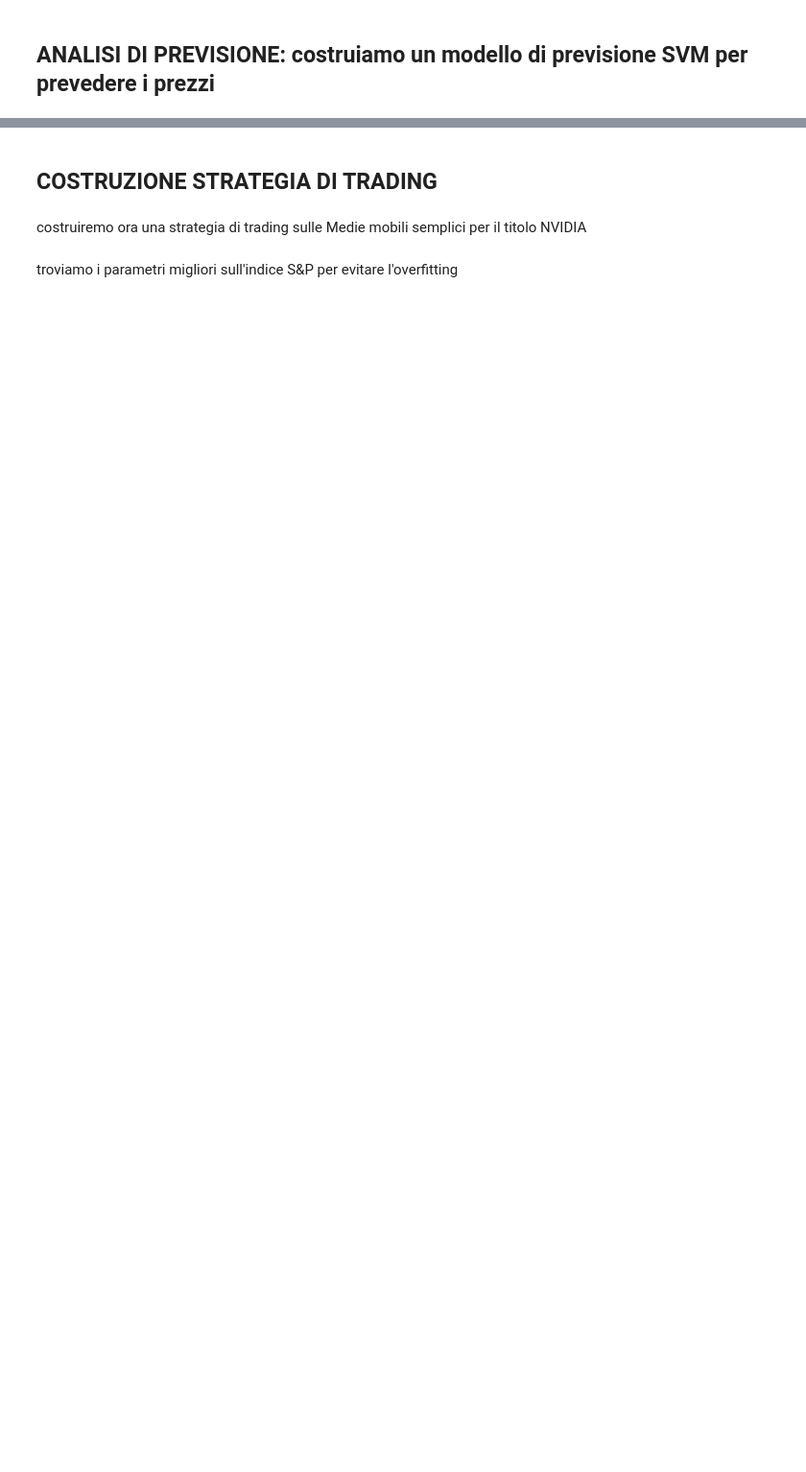
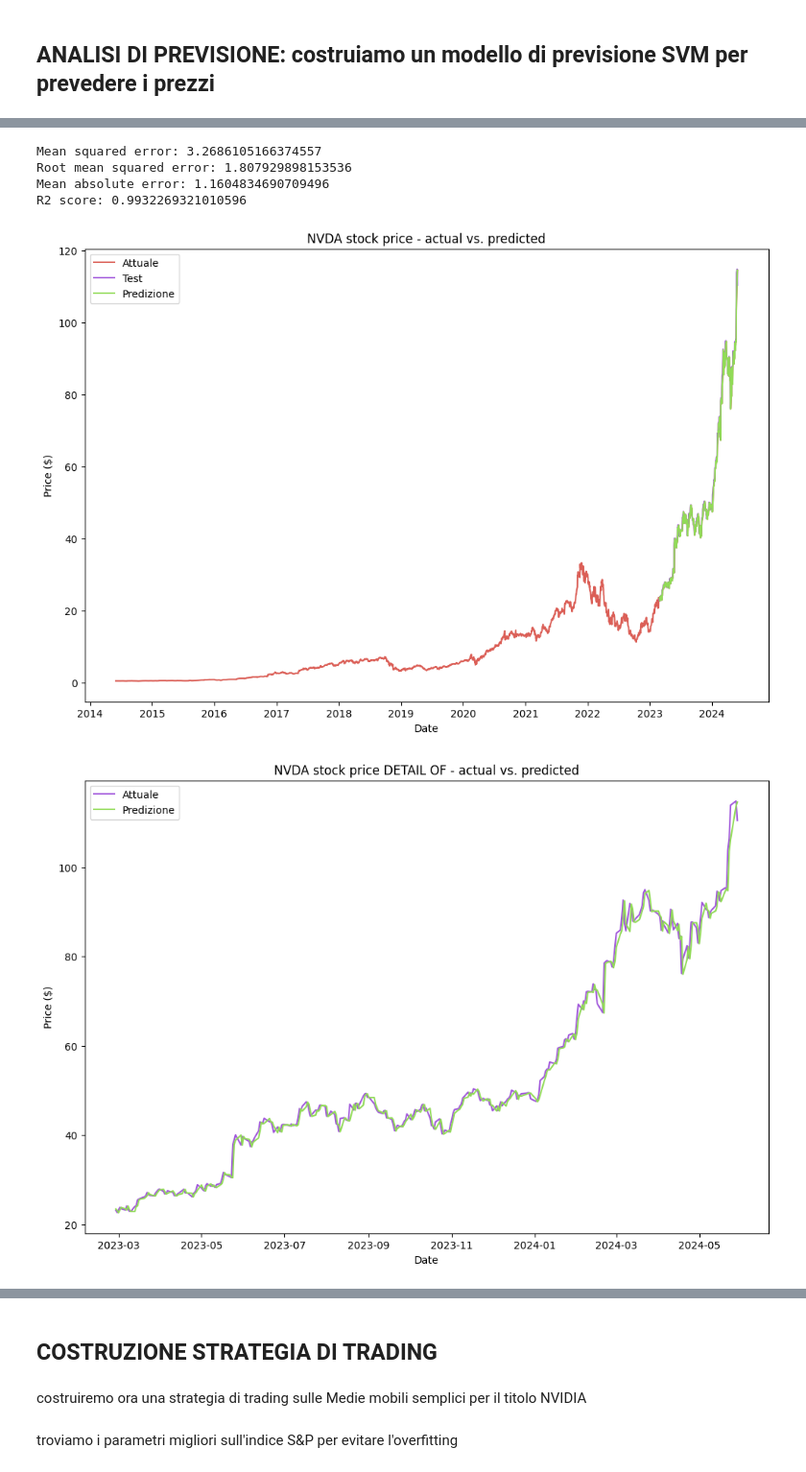
Before and after one commit to IlRickIs/BISF-project, a Jupyter notebook: project.ipynb, the cells around one changed output, grey strips where cells are left out. Shown at 96% size. Drawn from its saved outputs; the diff is of its cells as text; code cells hidden in the pictures; blank space fills up the shorter version.

```diff
--- a/project.ipynb
+++ b/project.ipynb
@@ -476,4 +469,7 @@ def create_split_df(df, title, forecast_horizon):
     data = pd.DataFrame(index=df.index[:-forecast_horizon])
     data = pd.concat([X, y], axis=1)
     data.columns= ['X_title', 'y_title']
+    #approximate the data to the 6 decimal
+    data = data.round(6)
+    data.to_csv('data/{}_train_data.csv'.format(title))
     return data
@@ -509,11 +527,12 @@ def get_best_svr(X_train, y_train, title):
 # %%
-def scale_data(X_train, X_test):
+def scale_data(X_train, X_valid, X_test):
     #scale the data but keep the indexes
     print("scaling data")
     scaler = StandardScaler()
     X_train = pd.DataFrame(scaler.fit_transform(X_train), index=X_train.index, columns=X_train.columns)
+    X_valid = pd.DataFrame(scaler.transform(X_valid), index=X_valid.index, columns=X_valid.columns)
     X_test = pd.DataFrame(scaler.transform(X_test), index=X_test.index, columns=X_test.columns)
-    return X_train, X_test
+    return X_train, X_valid, X_test
 # %%
 def plot_predictions(y_test, y_pred, y_train, title):
     COLORS = sns.color_palette("hls", 4)
@@ -597,0 +564,60 @@ TDG MAE: 78.94922577861881
+# %%
+FORECAST_HORIZON = 1
+N_TRAIN_MONTHS = 80
+N_VALIDATION_MONTHS = 30
+N_TEST_MONTHS = 10
+# %%
+def flatten(xss):
+    return [x for xs in xss for x in xs]
+# %%
+for ticker in tickers:
+    if not os.path.exists('data/{}_predictions.csv'.format(ticker)):
+        title_df = create_split_df(data_df, ticker, FORECAST_HORIZON)
+        train_df, valid_df, test_df = get_train_valid_test_df(title_df, N_TRAIN_MONTHS, N_VALIDATION_MONTHS, N_TEST_MONTHS)
+
+        X_train, X_valid, X_test = scale_data(train_df.drop(columns='y_title'), valid_df.drop(columns='y_title'), test_df.drop(columns='y_title'))
+        train_df = train_df.copy()
+        valid_df = valid_df.copy()
+        test_df = test_df.copy()
+        train_df['X_title'] = X_train
+        valid_df['X_title'] = X_valid
+        test_df['X_title'] = X_test
+
+        best_model = get_best_model(train_df, valid_df, ticker)
+
+        #refit the best model on the training_set + validation_set
+        X_train = pd.concat([train_df.drop(columns='y_title'), valid_df.drop(columns='y_title')])
+        y_train = pd.concat([train_df['y_title'], valid_df['y_title']])
+        best_model.fit(X_train.values, y_train)
+
+        X_test = test_df.drop(columns='y_title')
+        y_test = test_df['y_title']
+
+        predictions = []
+        with tqdm(total=len(X_test), desc="predicting recursively on test set", ncols=100) as pbar:
+            for row in X_test.iterrows():
+                predictions.append(best_model.predict(row[1].values.reshape(1, -1)))
+                #update the training set with the new prediction
+                X_train = X_train._append(row[1])
+                y_add_series = pd.Series(predictions[-1], index=[row[0]])
+                y_train = y_train._append(y_add_series)
+                best_model.fit(X_train.values, y_train)
+                pbar.update(1)
+        if not os.path.exists('data'):
+            os.makedirs('data', exist_ok=True)
+        save_predictions = pd.DataFrame({'real_y': y_test, 'predicted_y': flatten(predictions)}, index=y_test.index)
+        save_predictions.to_csv('data/{}_predictions.csv'.format(ticker))
+    #print error metrics
+    y_test = pd.read_csv('data/{}_predictions.csv'.format(ticker), index_col=0, parse_dates=True)['real_y']
+    predictions = pd.read_csv('data/{}_predictions.csv'.format(ticker), index_col=0, parse_dates=True)['predicted_y']
+    print("Mean squared error: {}".format(mean_squared_error(y_test, predictions)))
+    print("Root mean squared error: {}".format(np.sqrt(mean_squared_error(y_test, predictions))))
+    print("Mean absolute error: {}".format(mean_absolute_error( y_test, predictions)))
+    print("R2 score: {}".format(best_model.score(X_test.values, y_test)))
+
+
+    plot_predictions(y_test, predictions, y_train, ticker)
+    plot_details_pred(y_test, predictions, ticker)
+
+    print("done with {}".format(ticker))
+# %% [output]
@@ -597,0 +626,6 @@ TDG MAE: 78.94922577861881
+Mean squared error: 3.2686105166374557
+Root mean squared error: 1.807929898153536
+Mean absolute error: 1.1604834690709496
+R2 score: 0.9932269321010596
+[figure, added]
+[figure, added]
```
Also changed, not shown: parts of 27 cells of this notebook, 4 other files.
